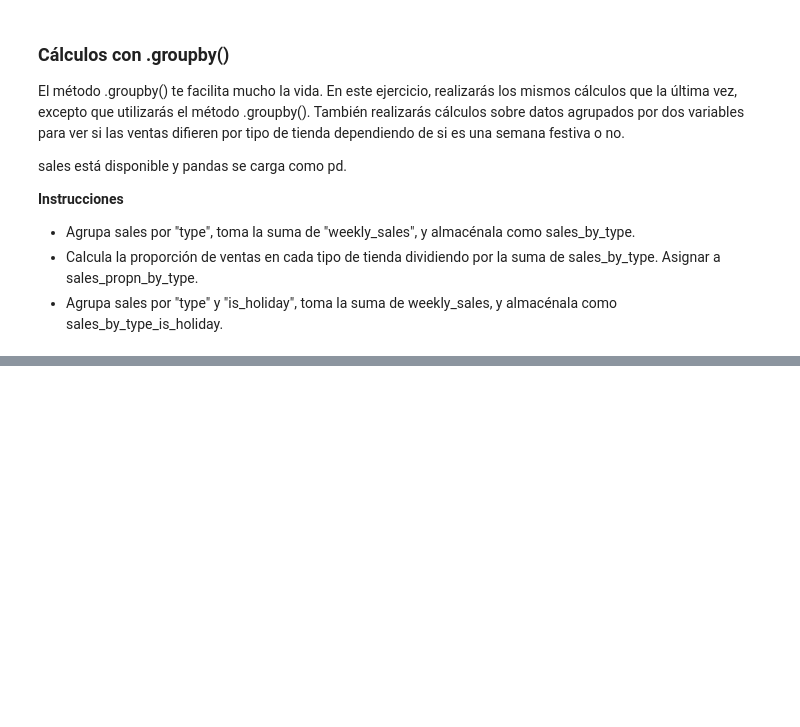
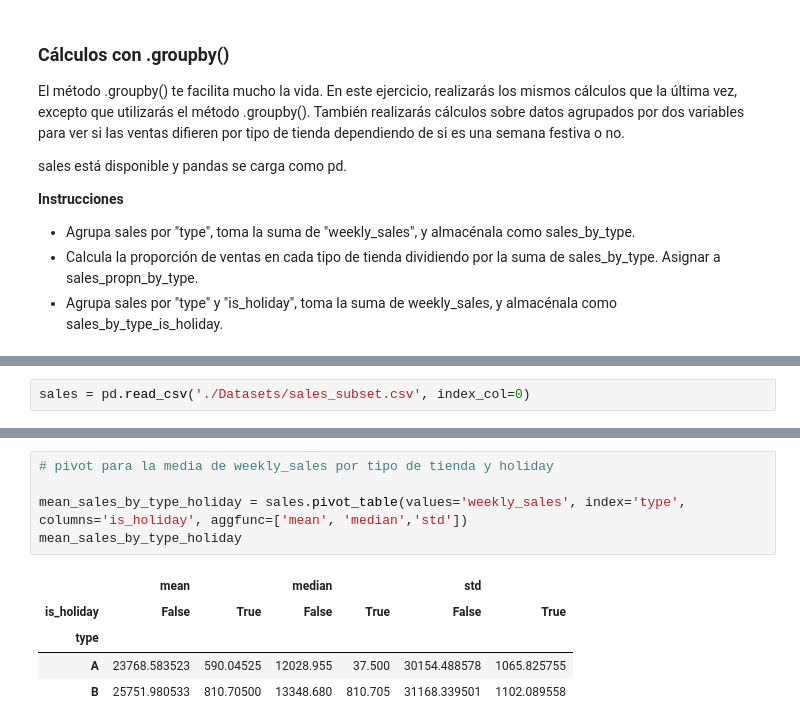
Before and after one commit to Luis-Angel-Jimenez/Anal-ticadeDatosNegociosDigitales, a Jupyter notebook: 03-Tratamiento-y-Exploración_de_los_datos/02-Manipulacion_de_Datos_Pandas/06-aggregating-DataFrames.ipynb, the cells around one changed output, grey strips where cells are left out. Saved outputs shown, nothing was run; the diff lists cells and outputs as text; blank space fills up the shorter version.

```diff
--- a/03-Tratamiento-y-Exploración_de_los_datos/02-Manipulacion_de_Datos_Pandas/06-aggregating-DataFrames.ipynb
+++ b/03-Tratamiento-y-Exploración_de_los_datos/02-Manipulacion_de_Datos_Pandas/06-aggregating-DataFrames.ipynb
@@ -538,0 +628,2 @@ sales está disponible y pandas se carga como pd.
+# %%
+sales = pd.read_csv('./Datasets/sales_subset.csv', index_col=0)
@@ -538,0 +668,11 @@ sales está disponible y pandas se carga como pd.
+# %%
+# pivot para la media de weekly_sales por tipo de tienda y holiday
+
+mean_sales_by_type_holiday = sales.pivot_table(values='weekly_sales', index='type', columns='is_holiday', aggfunc=['mean', 'median','std'])
+mean_sales_by_type_holiday
+# %% [output]
+|  | mean |  | median |  | std |  |
+| is_holiday | False | True | False | True | False | True |
+| type |  |  |  |  |  |  |
+| A | 23768.583523 | 590.04525 | 12028.955 | 37.500 | 30154.488578 | 1065.825755 |
+| B | 25751.980533 | 810.70500 | 13348.680 | 810.705 | 31168.339501 | 1102.089558 |
```
Also changed, not shown: parts of 15 cells of this notebook, 12 other files.
